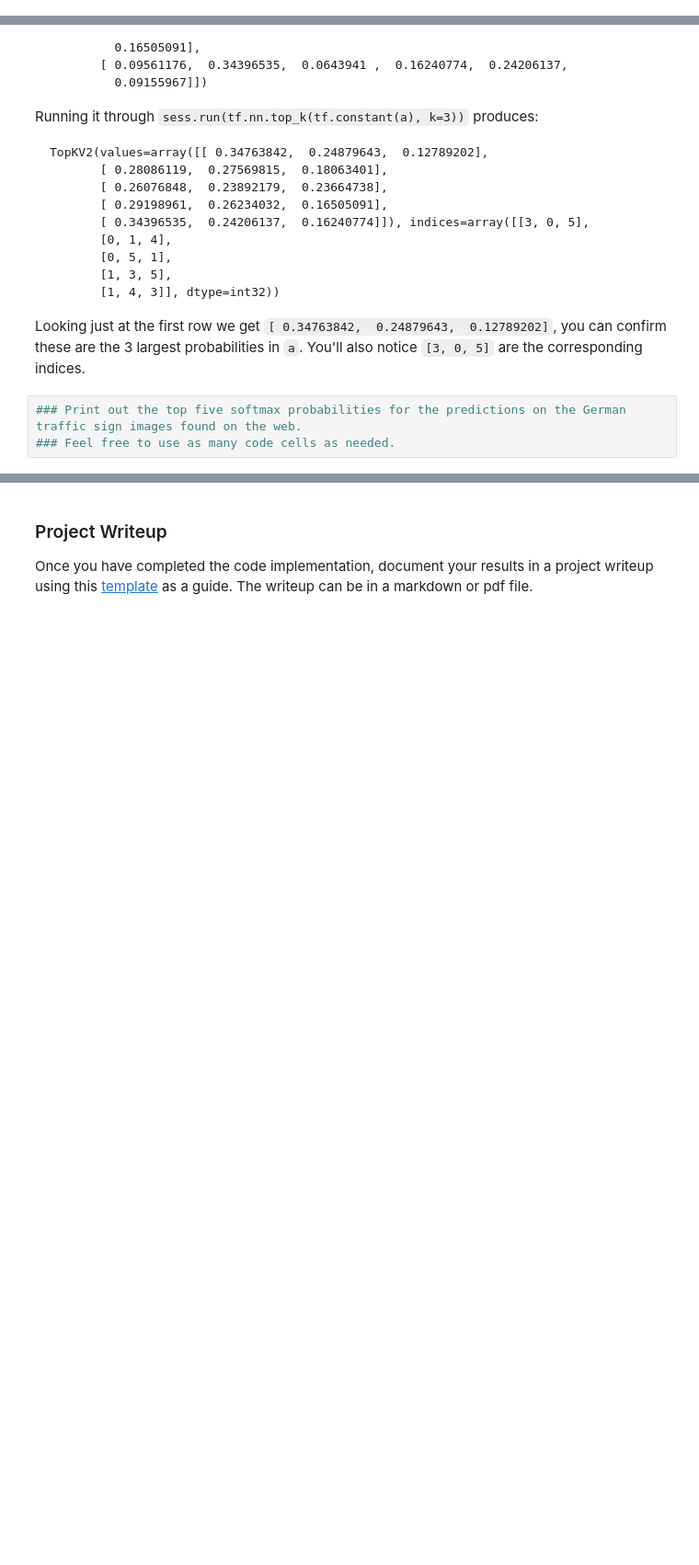
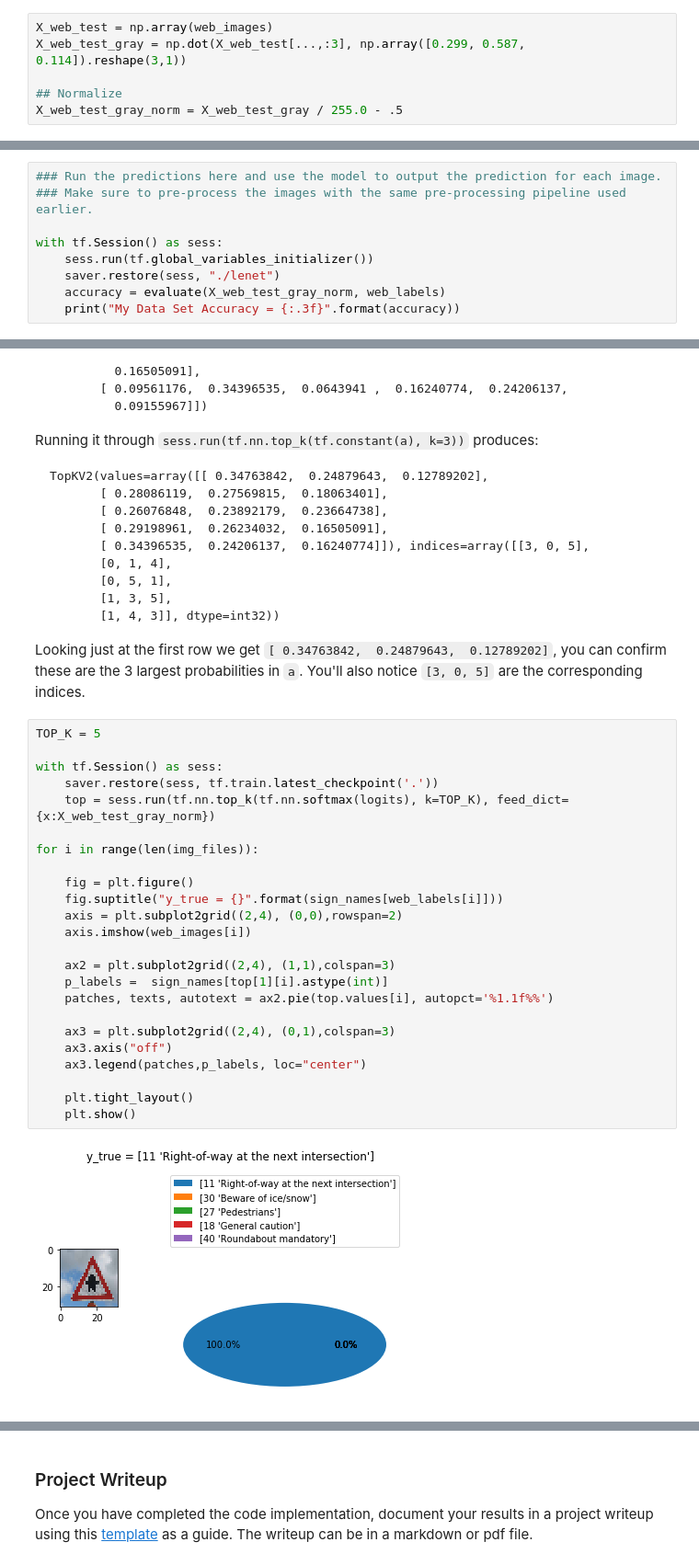
Before and after one commit to pankaj02/CarND-Traffic-Sign-Classifier-Project, a Jupyter notebook: Traffic_Sign_Classifier.ipynb, the cells around one changed output, grey strips where cells are left out. Shown at 92% size. Drawn from its saved outputs; the diff is of its cells as text; blank space fills up the shorter version.

````diff
--- a/Traffic_Sign_Classifier.ipynb
+++ b/Traffic_Sign_Classifier.ipynb
@@ -457,2 +477,8 @@ You may find `signnames.csv` useful as it contains mappings from the class id (i
+# %%
+X_web_test = np.array(web_images)
+X_web_test_gray = np.dot(X_web_test[...,:3], np.array([0.299, 0.587, 0.114]).reshape(3,1))
+
+## Normalize
+X_web_test_gray_norm = X_web_test_gray / 255.0 - .5
 # %% [markdown]
 ### Predict the Sign Type for Each Image
@@ -467,0 +487,9 @@ You may find `signnames.csv` useful as it contains mappings from the class id (i
+# %%
+### Run the predictions here and use the model to output the prediction for each image.
+### Make sure to pre-process the images with the same pre-processing pipeline used earlier.
+
+with tf.Session() as sess:
+    sess.run(tf.global_variables_initializer())
+    saver.restore(sess, "./lenet")
+    accuracy = evaluate(X_web_test_gray_norm, web_labels)
+    print("My Data Set Accuracy = {:.3f}".format(accuracy))
@@ -505,6 +535,29 @@ TopKV2(values=array([[ 0.34763842,  0.24879643,  0.12789202],
 ```
 
 Looking just at the first row we get `[ 0.34763842,  0.24879643,  0.12789202]`, you can confirm these are the 3 largest probabilities in `a`. You'll also notice `[3, 0, 5]` are the corresponding indices.
-# %%
-### Print out the top five softmax probabilities for the predictions on the German traffic sign images found on the web.
-### Feel free to use as many code cells as needed.
+# %%
+TOP_K = 5
+
+with tf.Session() as sess:
+    saver.restore(sess, tf.train.latest_checkpoint('.'))
+    top = sess.run(tf.nn.top_k(tf.nn.softmax(logits), k=TOP_K), feed_dict={x:X_web_test_gray_norm})
+
+for i in range(len(img_files)):
+
+    fig = plt.figure()
+    fig.suptitle("y_true = {}".format(sign_names[web_labels[i]]))
+    axis = plt.subplot2grid((2,4), (0,0),rowspan=2)
+    axis.imshow(web_images[i])
+
+    ax2 = plt.subplot2grid((2,4), (1,1),colspan=3)
+    p_labels =  sign_names[top[1][i].astype(int)]
+    patches, texts, autotext = ax2.pie(top.values[i], autopct='%1.1f%%')
+
+    ax3 = plt.subplot2grid((2,4), (0,1),colspan=3)
+    ax3.axis("off")
+    ax3.legend(patches,p_labels, loc="center")
+
+    plt.tight_layout()
+    plt.show()
+# %% [output]
+[figure, added]
````
Also changed, not shown: parts of 17 cells of this notebook.
